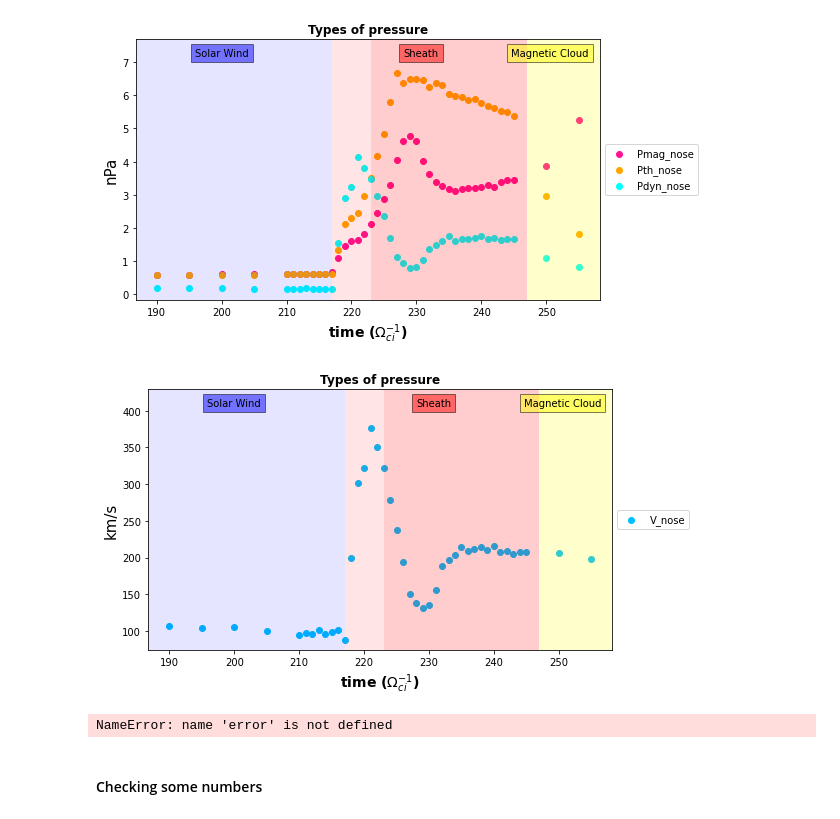
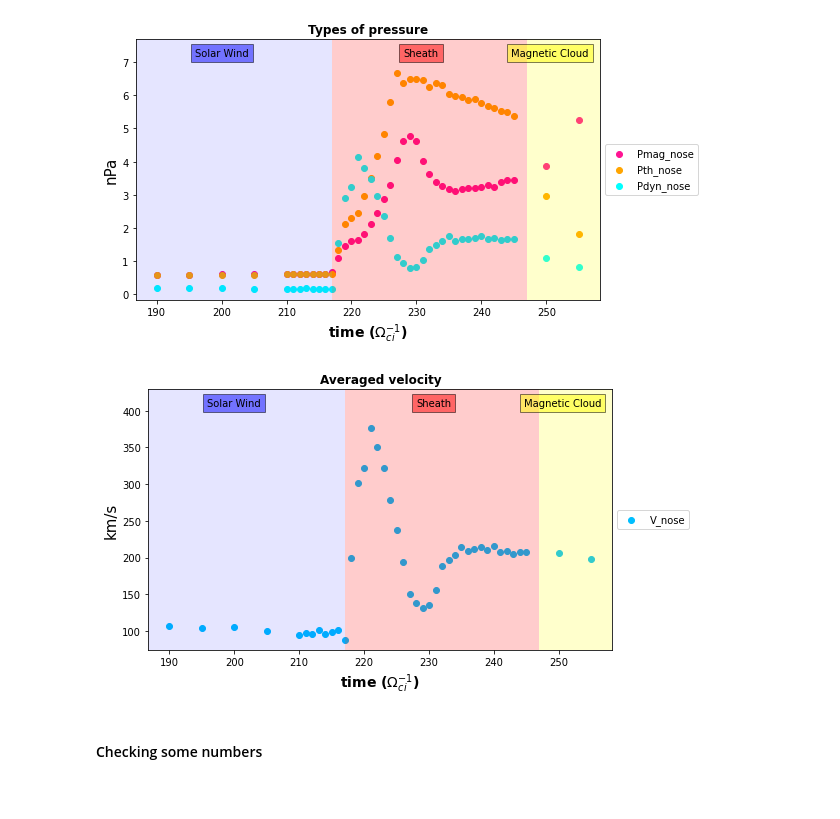
Before and after one commit to cmoissar/Jupyter-Notebooks, a Jupyter notebook: Story_Reader.ipynb, the cells around one changed output. Cells and saved outputs as stored; diff of their text form; code cells hidden in the pictures.

```diff
--- a/Story_Reader.ipynb
+++ b/Story_Reader.ipynb
@@ -343,7 +343,7 @@ def tell_story(chosen_story, include_cloud=False, only_positive=False,
     return
 
 def tell_group_of_stories(stories_to_tell, type_of_story, unit, include_cloud = False,
-                          only_positive=False, print_averages=False, colors=None):
+                          only_positive=False, print_averages=False, colors=None, single=False):
 
     plt.figure()
     specific_color = None
@@ -363,8 +363,11 @@ def tell_group_of_stories(stories_to_tell, type_of_story, unit, include_cloud =
     ymin, ymax = plt.ylim()
 
     plt.axvspan(xmin/2    , t_start_Sh  , facecolor='blue', alpha=0.1)
-    plt.axvspan(t_start_Sh, t_start_MC  , facecolor='red', alpha=0.1)
-    plt.axvspan(t_Sh_at_x0, t_start_MC  , facecolor='red', alpha=0.1)
+    if not single:
+        plt.axvspan(t_start_Sh, t_start_MC  , facecolor='red', alpha=0.1)
+        plt.axvspan(t_Sh_at_x0, t_start_MC  , facecolor='red', alpha=0.1)
+    else:
+        plt.axvspan(t_start_Sh, t_start_MC  , facecolor='red', alpha=0.2)
     plt.axvspan(t_start_MC, xmax*2      , facecolor='yellow', alpha=0.2)
 
     # reset xmin, xmax to previous values. axvspan changed them and it is ugly
@@ -463,19 +468,15 @@ tell_group_of_stories(stories_to_tell = STORIES[type_of_story_pressures]['storie
 [figure]
 # %%
 #simplified story: Pressure
-type_of_story = 'Types of pressure'
+type_of_story = 'Averaged velocity'
 stories_to_tell = ['V_nose']
 STORIES.update({type_of_story: {'stories': stories_to_tell, 'unit': unit_V}})
 
 tell_group_of_stories(stories_to_tell = STORIES[type_of_story]['stories'],
                           type_of_story = type_of_story,
-                          unit = STORIES[type_of_story]['unit'], colors = ['deepskyblue'])
+                          unit = STORIES[type_of_story]['unit'], colors = ['deepskyblue'], single=True)
 # %% [output]
-[figure, old version]
+[figure, new version]
-# %%
-error
-# %% [output]
-NameError: name 'error' is not defined
 # %% [markdown]
 #### Checking some numbers
 # %% [markdown]
```
Also changed, not shown: parts of 13 cells of this notebook, 3 other files.
